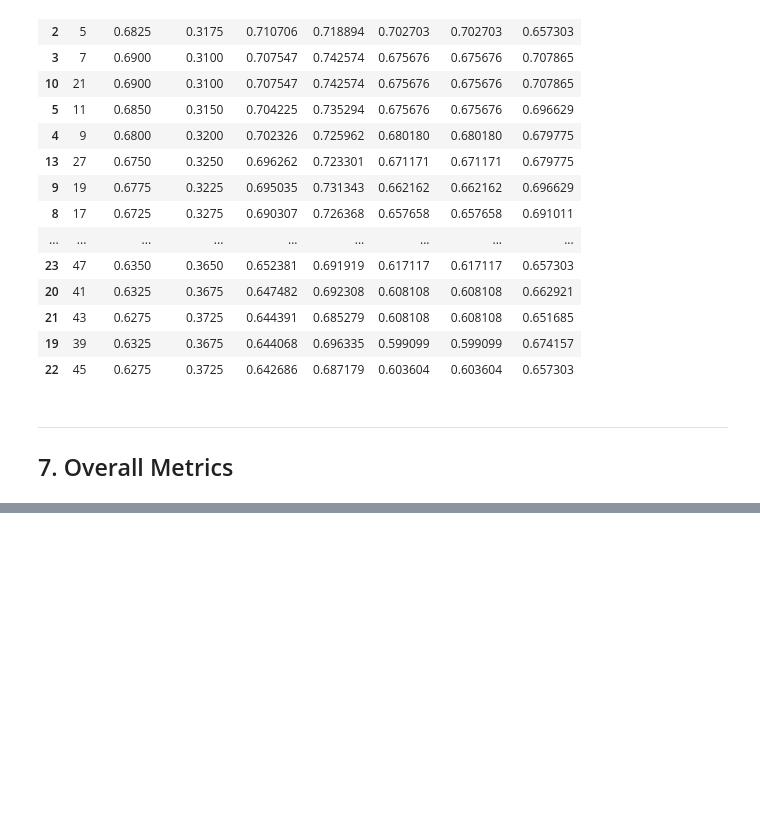
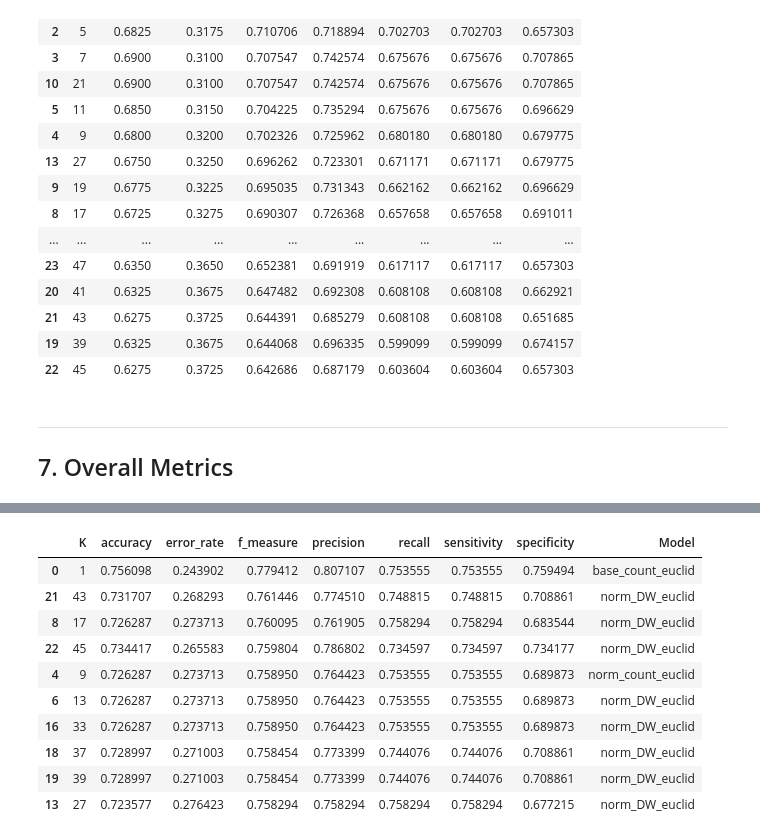
Before and after one commit to saravrajavelu/WineQualityAnalysis, a Jupyter notebook: WineAnalysis.ipynb, the cells around one changed output, grey strips where cells are left out. Cells and saved outputs as stored; diff of their text form; code cells hidden in the pictures; blank space fills up the shorter version.

```diff
--- a/WineAnalysis.ipynb
+++ b/WineAnalysis.ipynb
@@ -599,0 +589,15 @@ overall_score.sort_values(by = ['f_measure', 'accuracy'], ascending = False)
+# %%
+ovsc = overall_score.sort_values(by = ['f_measure', 'accuracy'], ascending = False)
+ovsc.head(10)
+# %% [output]
+|  | K | accuracy | error_rate | f_measure | precision | recall | sensitivity | specificity | Model |
+| 0 | 1 | 0.756098 | 0.243902 | 0.779412 | 0.807107 | 0.753555 | 0.753555 | 0.759494 | base_count_euclid |
+| 21 | 43 | 0.731707 | 0.268293 | 0.761446 | 0.774510 | 0.748815 | 0.748815 | 0.708861 | norm_DW_euclid |
+| 8 | 17 | 0.726287 | 0.273713 | 0.760095 | 0.761905 | 0.758294 | 0.758294 | 0.683544 | norm_DW_euclid |
+| 22 | 45 | 0.734417 | 0.265583 | 0.759804 | 0.786802 | 0.734597 | 0.734597 | 0.734177 | norm_DW_euclid |
+| 4 | 9 | 0.726287 | 0.273713 | 0.758950 | 0.764423 | 0.753555 | 0.753555 | 0.689873 | norm_count_euclid |
+| 6 | 13 | 0.726287 | 0.273713 | 0.758950 | 0.764423 | 0.753555 | 0.753555 | 0.689873 | norm_DW_euclid |
+| 16 | 33 | 0.726287 | 0.273713 | 0.758950 | 0.764423 | 0.753555 | 0.753555 | 0.689873 | norm_DW_euclid |
+| 18 | 37 | 0.728997 | 0.271003 | 0.758454 | 0.773399 | 0.744076 | 0.744076 | 0.708861 | norm_DW_euclid |
+| 19 | 39 | 0.728997 | 0.271003 | 0.758454 | 0.773399 | 0.744076 | 0.744076 | 0.708861 | norm_DW_euclid |
+| 13 | 27 | 0.723577 | 0.276423 | 0.758294 | 0.758294 | 0.758294 | 0.758294 | 0.677215 | norm_DW_euclid |
```
Also changed, not shown: parts of 18 cells of this notebook.
